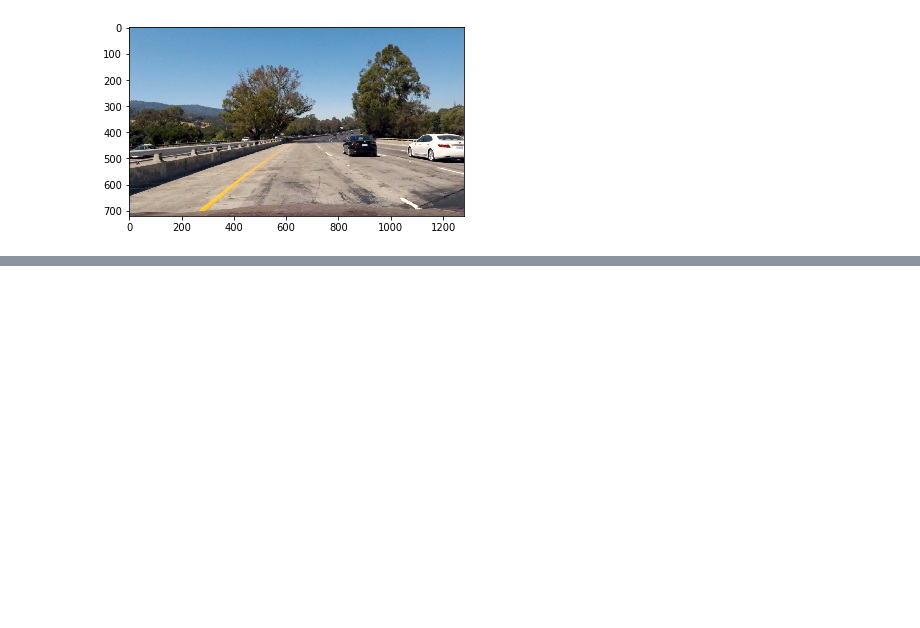
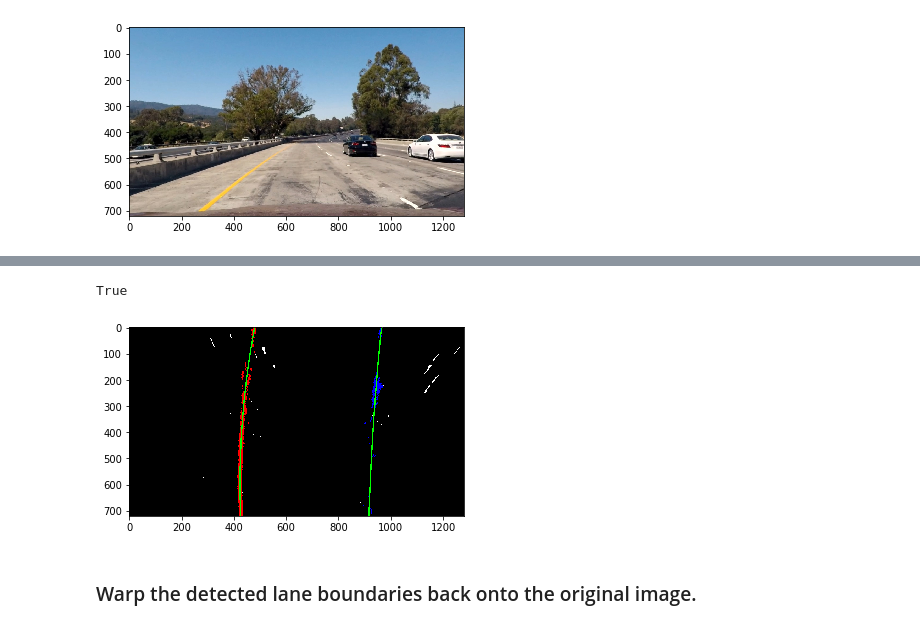
Before and after one commit to AravindaDP/CarND-Advanced-Lane-Lines, a Jupyter notebook: project.ipynb, the cells around one changed output, grey strips where cells are left out. Saved outputs shown, nothing was run; the diff lists cells and outputs as text; code cells hidden in the pictures; blank space fills up the shorter version.

```diff
--- a/project.ipynb
+++ b/project.ipynb
@@ -101,0 +467,19 @@ plt.imshow(dst_img)
+# %%
+# fit the lane boundaries to the left,right center positions found
+left_line, right_line = curve_centers.find_lines(warped)
+
+left_lane = np.array(list(zip(np.concatenate((left_line.bestx-2,left_line.bestx[::-1]+2),axis=0),np.concatenate((left_line.yvals,left_line.yvals[::-1]),axis=0))),np.int32)
+right_lane = np.array(list(zip(np.concatenate((right_line.bestx-2,right_line.bestx[::-1]+2),axis=0),np.concatenate((right_line.yvals,right_line.yvals[::-1]),axis=0))),np.int32)
+
+cv2.fillPoly(out_img,[left_lane],color=[0,255,0])
+cv2.fillPoly(out_img,[right_lane],color=[0,255,0])
+
+# Visualize binary image with line fit
+plt.imshow(out_img)
+out_img = cv2.cvtColor(out_img, cv2.COLOR_BGR2RGB)
+cv2.imwrite('output_images/'+image_file.split('.')[0] +'_fit_lines.jpg',out_img)
+# %% [output]
+True
+[figure, added]
+# %% [markdown]
+### Warp the detected lane boundaries back onto the original image.
```
Also changed, not shown: parts of 14 cells of this notebook, 8 other files.
